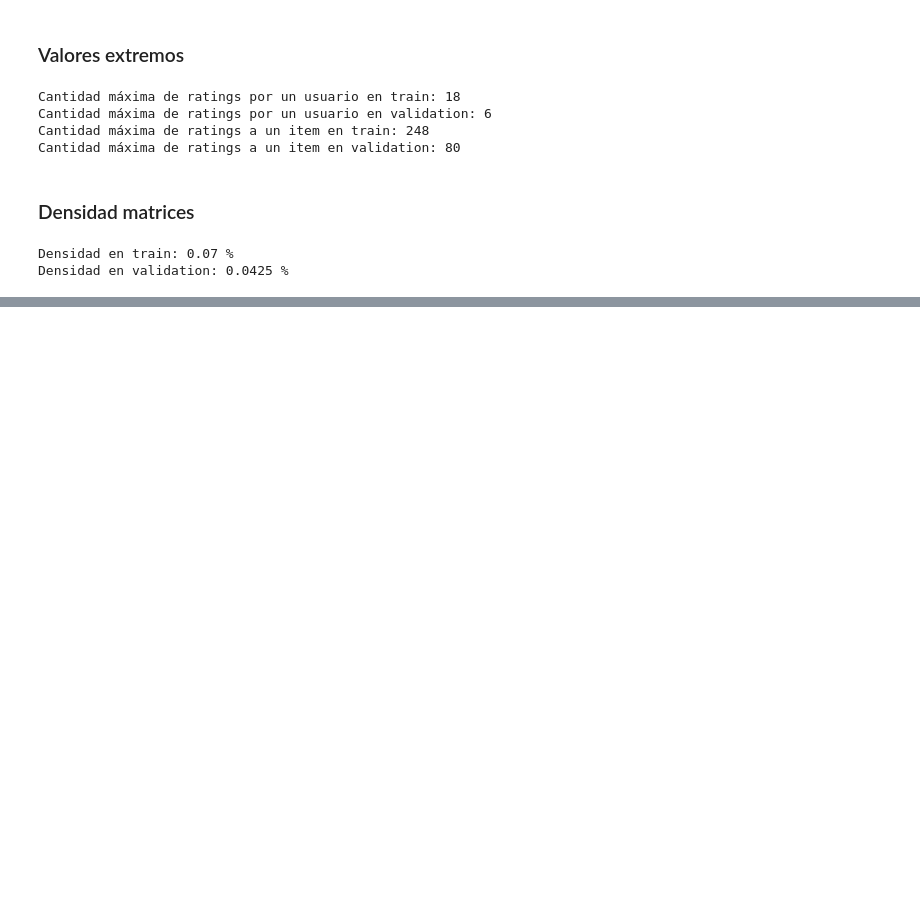
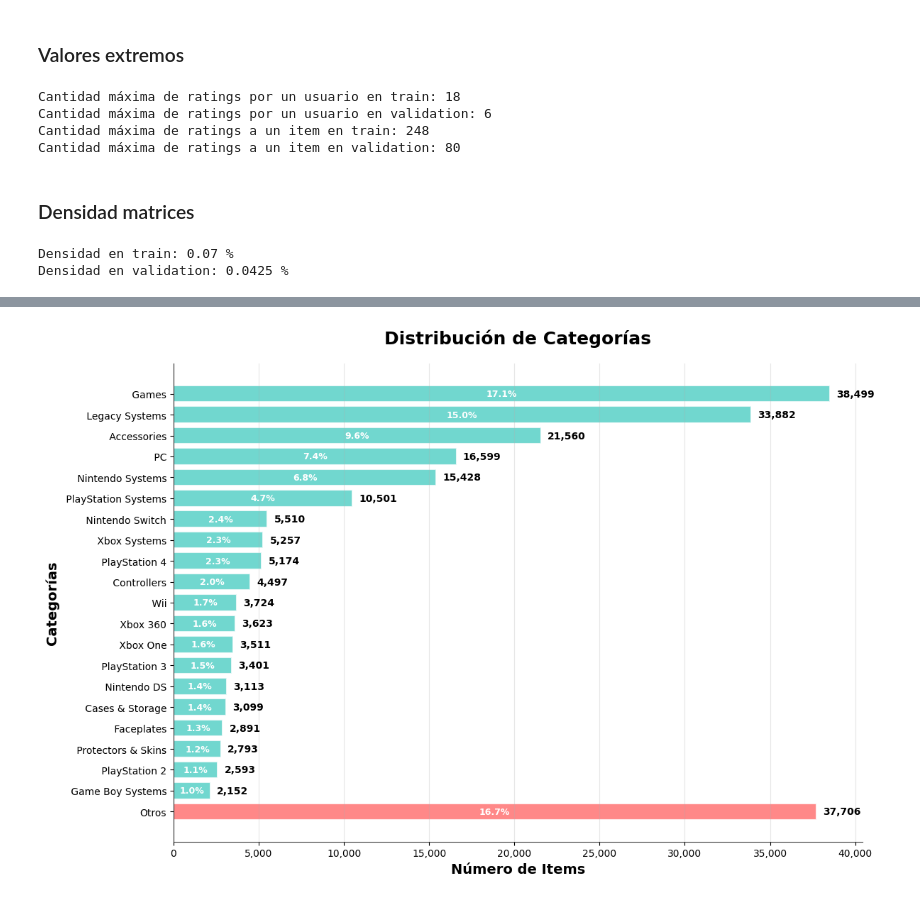
Before and after one commit to franfonte/T1_SR, a Jupyter notebook: analisis_datos.ipynb, the cells around one changed output, grey strips where cells are left out. Saved outputs shown, nothing was run; the diff lists cells and outputs as text; code cells hidden in the pictures; blank space fills up the shorter version.

```diff
--- a/analisis_datos.ipynb
+++ b/analisis_datos.ipynb
@@ -197,0 +548,6 @@ plt.show()
+# %%
+# Popularidad categorias
+popularidad_categorias = analizar_categorias(vg_data)
+plot_categories_distribution(popularidad_categorias)
+# %% [output]
+[figure, added]
```
Also changed, not shown: parts of 8 cells of this notebook.
